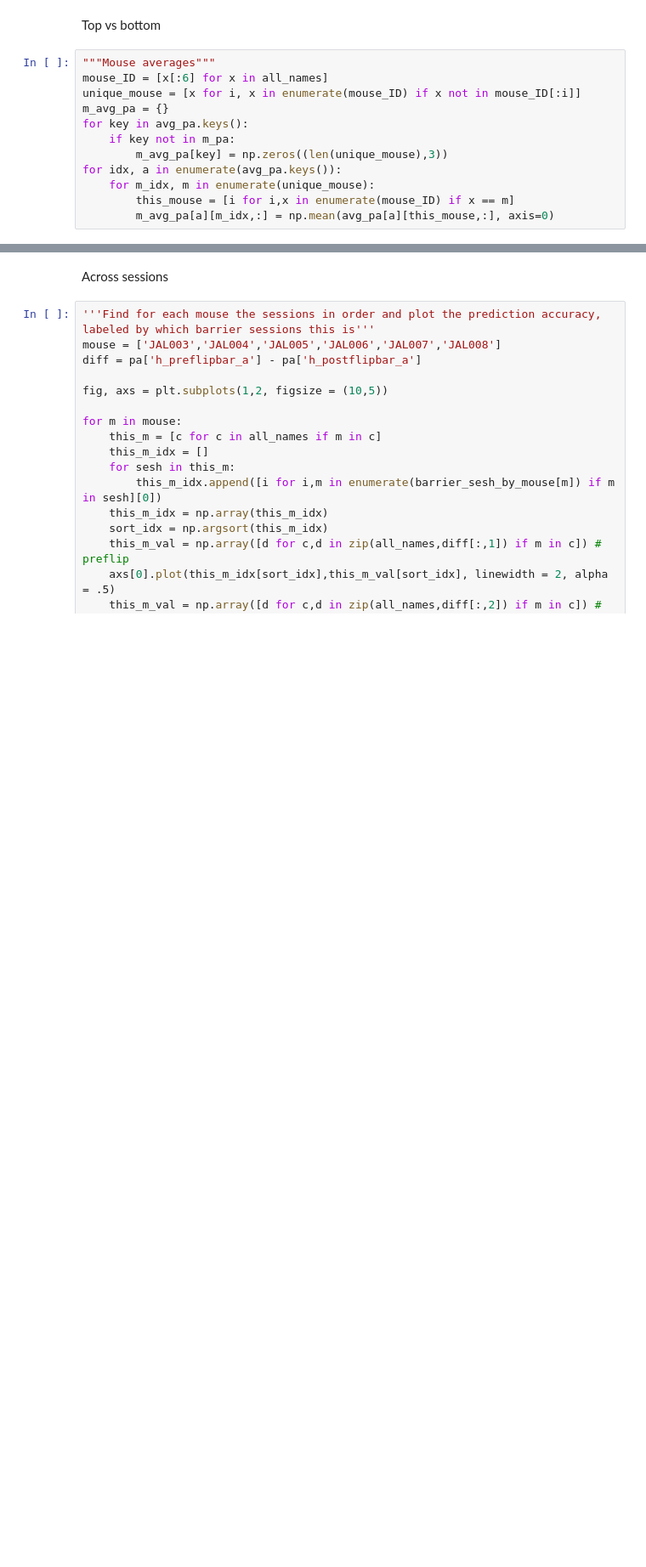
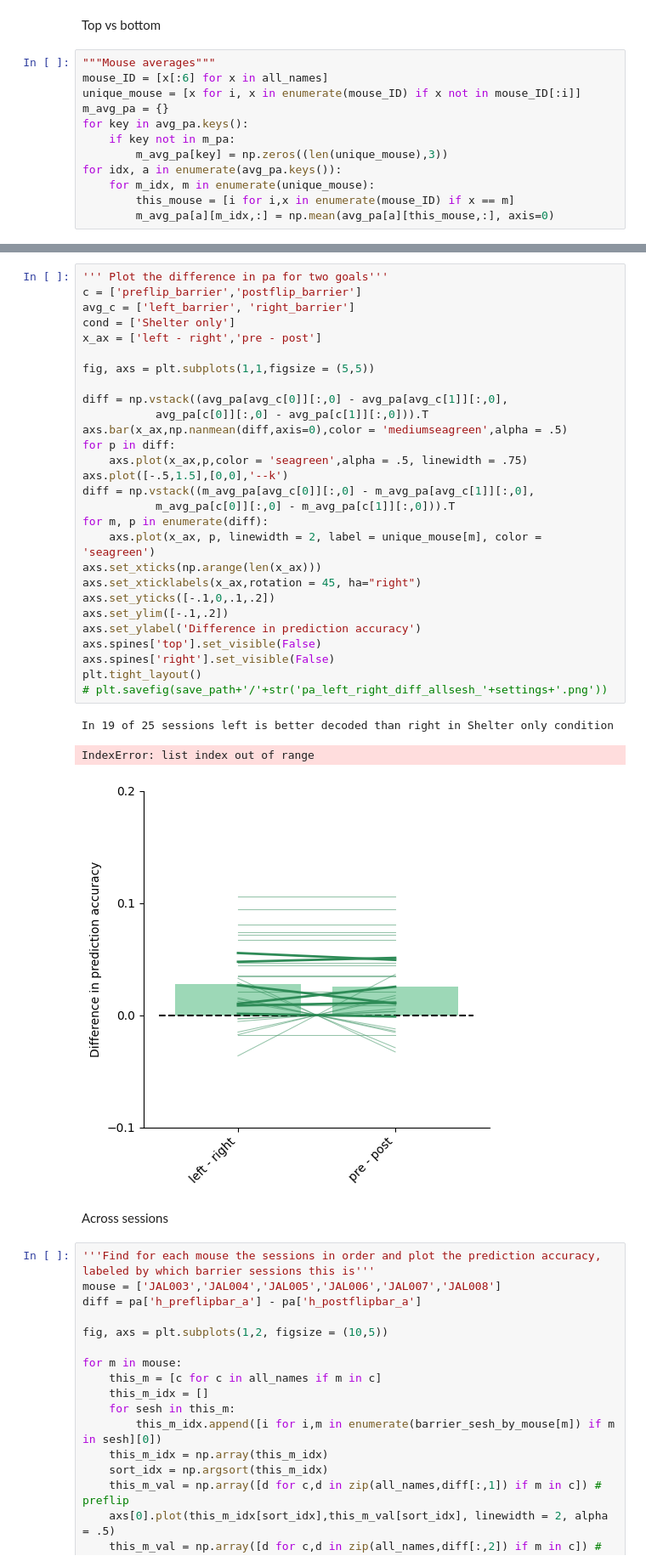
Before and after one commit to BrancoLab/JAL2_subgoal_pipeline, a Jupyter notebook: JR_test_scripts/SWC_labmeeting_figures.ipynb, the cells around one changed output, grey strips where cells are left out. Shown at 85% size. Cells and saved outputs as stored; diff of their text form; blank space fills up the shorter version.

```diff
--- a/JR_test_scripts/SWC_labmeeting_figures.ipynb
+++ b/JR_test_scripts/SWC_labmeeting_figures.ipynb
@@ -197,3 +242,35 @@ plt.savefig(save_path+'/'+str('pa_bttom_top_diff_allsesh_'+settings+'.png'))
+# %%
+''' Plot the difference in pa for two goals'''
+c = ['preflip_barrier','postflip_barrier']
+avg_c = ['left_barrier', 'right_barrier']
+cond = ['Shelter only']
+x_ax = ['left - right','pre - post']
+
+fig, axs = plt.subplots(1,1,figsize = (5,5))
+
+diff = np.vstack((avg_pa[avg_c[0]][:,0] - avg_pa[avg_c[1]][:,0],
+           avg_pa[c[0]][:,0] - avg_pa[c[1]][:,0])).T
+axs.bar(x_ax,np.nanmean(diff,axis=0),color = 'mediumseagreen',alpha = .5)
+for p in diff:
+    axs.plot(x_ax,p,color = 'seagreen',alpha = .5, linewidth = .75)
+axs.plot([-.5,1.5],[0,0],'--k')
+diff = np.vstack((m_avg_pa[avg_c[0]][:,0] - m_avg_pa[avg_c[1]][:,0],
+           m_avg_pa[c[0]][:,0] - m_avg_pa[c[1]][:,0])).T
+for m, p in enumerate(diff):
+    axs.plot(x_ax, p, linewidth = 2, label = unique_mouse[m], color = 'seagreen')
+axs.set_xticks(np.arange(len(x_ax)))
+axs.set_xticklabels(x_ax,rotation = 45, ha="right")
+axs.set_yticks([-.1,0,.1,.2])
+axs.set_ylim([-.1,.2])
+axs.set_ylabel('Difference in prediction accuracy')
+axs.spines['top'].set_visible(False)
+axs.spines['right'].set_visible(False)
+plt.tight_layout()
+# plt.savefig(save_path+'/'+str('pa_left_right_diff_allsesh_'+settings+'.png'))
+# %% [output]
+In 19 of 25 sessions left is better decoded than right in Shelter only condition
+IndexError: list index out of range
+[figure, added]
 # %% [markdown]
 Across sessions
 # %%
```
Also changed, not shown: parts of 12 cells of this notebook, 1 other file.
